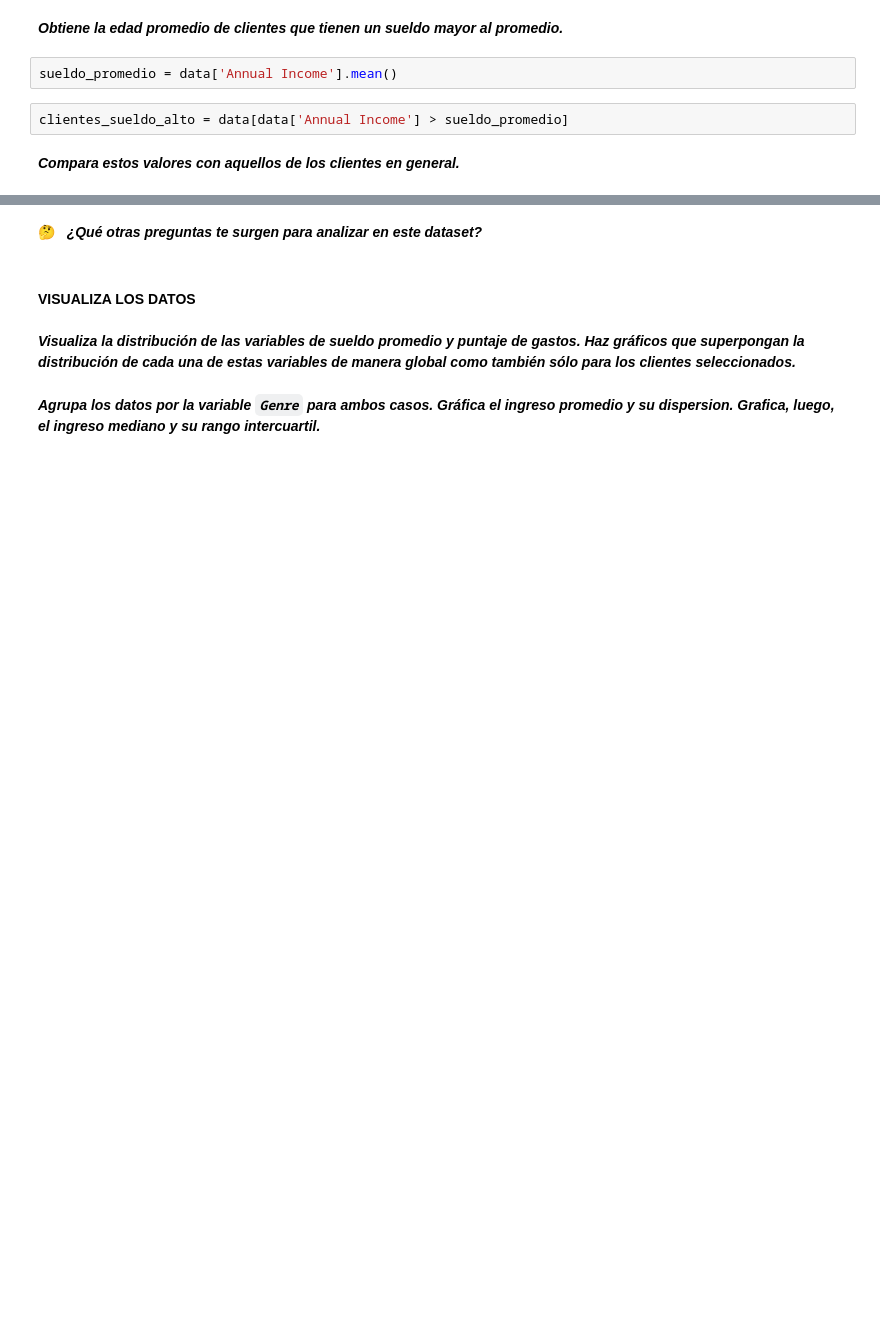
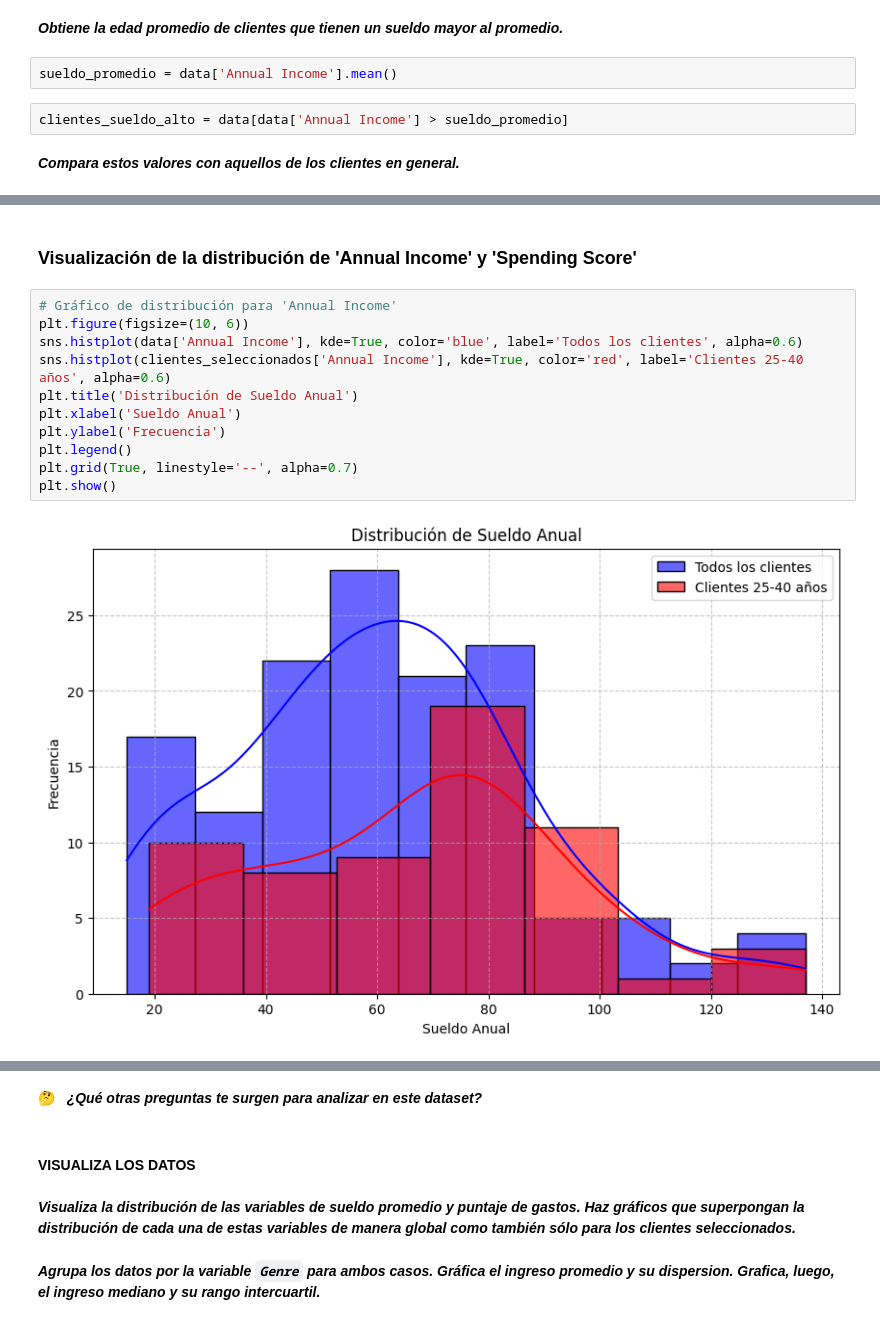
Before and after one commit to EmiiFernandez/actividades_data_sciente_ypf, a Jupyter notebook: notebook/C06_Notebook-10.ipynb, the cells around one changed output, grey strips where cells are left out. Saved outputs shown, nothing was run; the diff lists cells and outputs as text; blank space fills up the shorter version.

```diff
--- a/notebook/C06_Notebook-10.ipynb
+++ b/notebook/C06_Notebook-10.ipynb
@@ -245,0 +257,15 @@ clientes_sueldo_alto = data[data['Annual Income'] > sueldo_promedio]
+# %% [markdown]
+### Visualización de la distribución de 'Annual Income' y 'Spending Score'
+# %%
+# Gráfico de distribución para 'Annual Income'
+plt.figure(figsize=(10, 6))
+sns.histplot(data['Annual Income'], kde=True, color='blue', label='Todos los clientes', alpha=0.6)
+sns.histplot(clientes_seleccionados['Annual Income'], kde=True, color='red', label='Clientes 25-40 años', alpha=0.6)
+plt.title('Distribución de Sueldo Anual')
+plt.xlabel('Sueldo Anual')
+plt.ylabel('Frecuencia')
+plt.legend()
+plt.grid(True, linestyle='--', alpha=0.7)
+plt.show()
+# %% [output]
+[figure, added]
```
Also changed, not shown: parts of 13 cells of this notebook.
